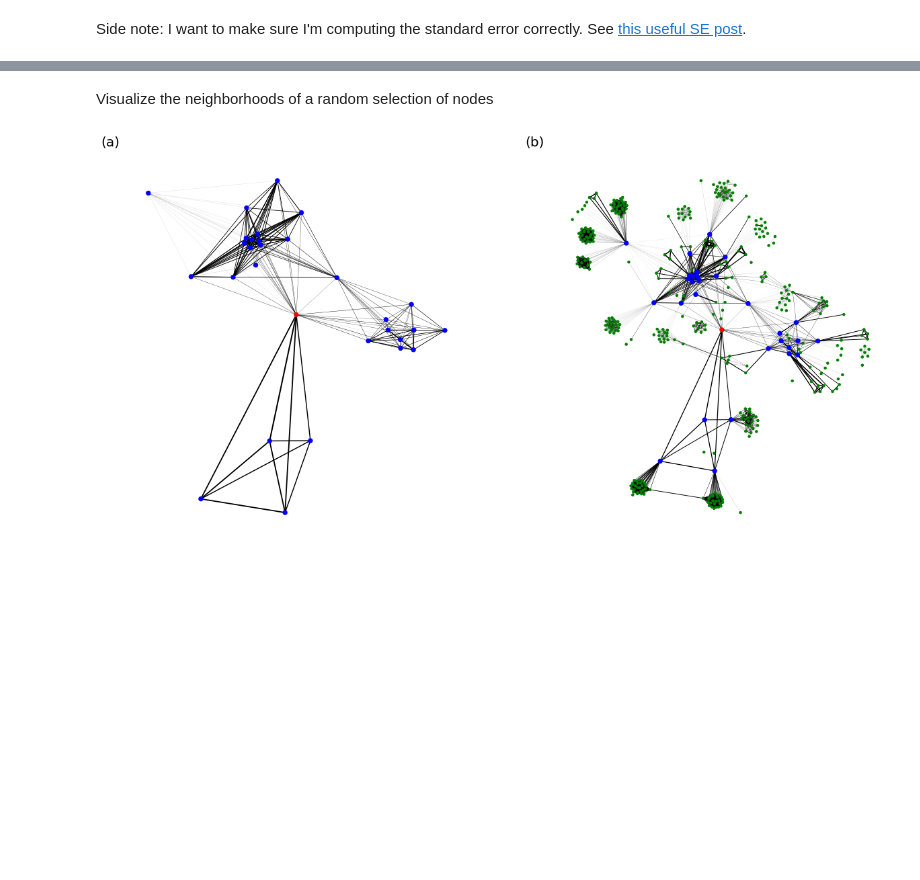
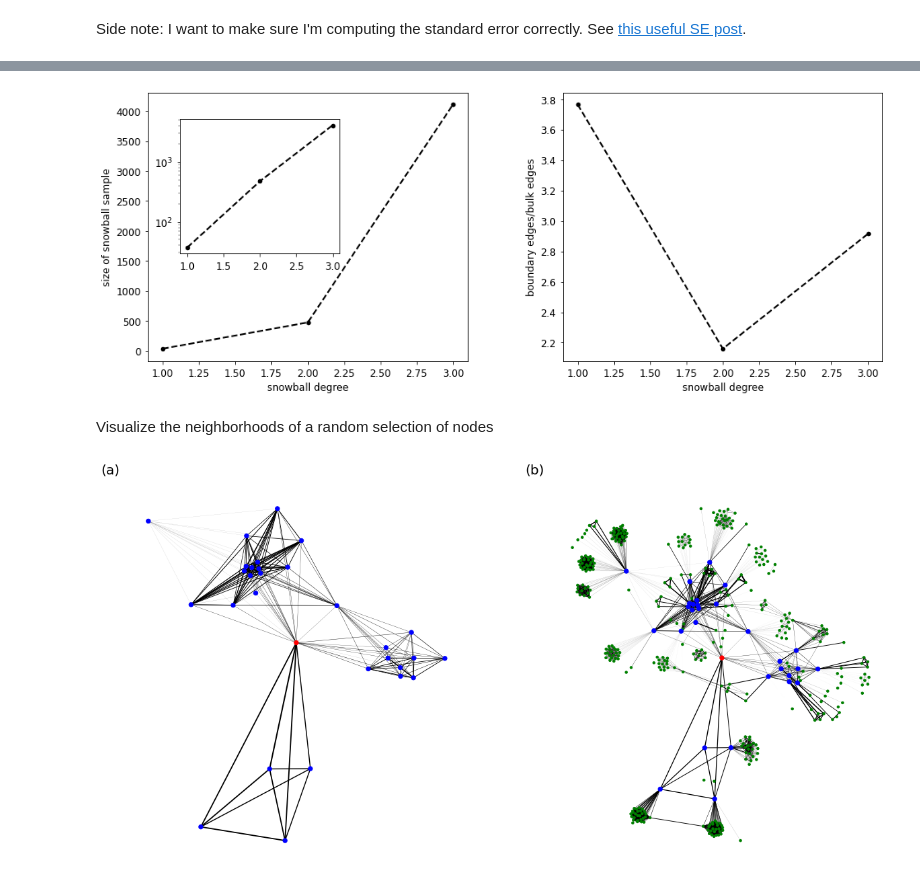
Before and after one commit to RANDCorporation/dgmnet, a Jupyter notebook: NDSSL Data Processing Notebook.ipynb, the cells around one changed output, grey strips where cells are left out. Saved outputs shown, nothing was run; the diff lists cells and outputs as text; code cells hidden in the pictures; blank space fills up the shorter version.

```diff
--- a/NDSSL Data Processing Notebook.ipynb
+++ b/NDSSL Data Processing Notebook.ipynb
@@ -551,19 +577,38 @@ print(np.sqrt(np.mean(np.square((l - np.mean(l)))))/np.sqrt(6-1))
 # %%
-fig, ax = plt.subplots(figsize=(8,6))
+fig, axarr = plt.subplots(1, 2, figsize=(16,6))
 fig.subplots_adjust(wspace=0.3)
+
+ax2 = plt.axes([0,0,1,1])
+ip = InsetPosition(axarr[0], [0.1,0.4,0.5,0.5])
+ax2.set_axes_locator(ip)
 
 means = np.mean(np.asarray(list(snowball_sizes.values())), axis=1)
 stds = np.std(np.asarray(list(snowball_sizes.values())), axis=1)/np.sqrt(len(means)-1)
-ax.errorbar(list(snowball_sizes.keys()), means, stds, fmt='-o', ecolor='k', \
+axarr[0].errorbar(list(snowball_sizes.keys()), means, stds, fmt='-o', ecolor='k', \
             capthick=12, linewidth=2, color='k', linestyle='--')
+axarr[0].set_ylabel('size of snowball sample')
+axarr[0].set_xlabel('snowball degree')
+#ax.set_yscale('log')
 
-ax.set_ylabel('size of snowball sample')
-ax.set_xlabel('snowball degree')
-ax.set_yscale('log')
-plt.tight_layout()
+ax2.errorbar(list(snowball_sizes.keys()), means, stds, fmt='-o', ecolor='k', \
+            capthick=12, linewidth=2, color='k', linestyle='--')
+ax2.set_yscale('log')
+#ax2.set_ylabel('size of snowball sample')
+#ax2.set_xlabel('snowball degree')
 
+means = np.mean(np.asarray(list(bbratio.values())), axis=1)
+stds = np.std(np.asarray(list(bbratio.values())), axis=1)/np.sqrt(len(means)-1)
+axarr[1].errorbar(list(bbratio.keys()), means, stds, fmt='-o', ecolor='k', \
+            capthick=12, linewidth=2, color='k', linestyle='--')
+axarr[1].set_ylabel('boundary edges/bulk edges')
+axarr[1].set_xlabel('snowball degree')
+#ax.set_yscale('log')
+
+#plt.tight_layout()
 plt.savefig("figures/snowball.pdf", bbox_inches='tight')
 plt.show()
+# %% [output]
+[figure, added]
 # %% [markdown]
 Visualize the neighborhoods of a random selection of nodes
 # %%
```
Also changed, not shown: parts of 9 cells of this notebook, 2 other files.
